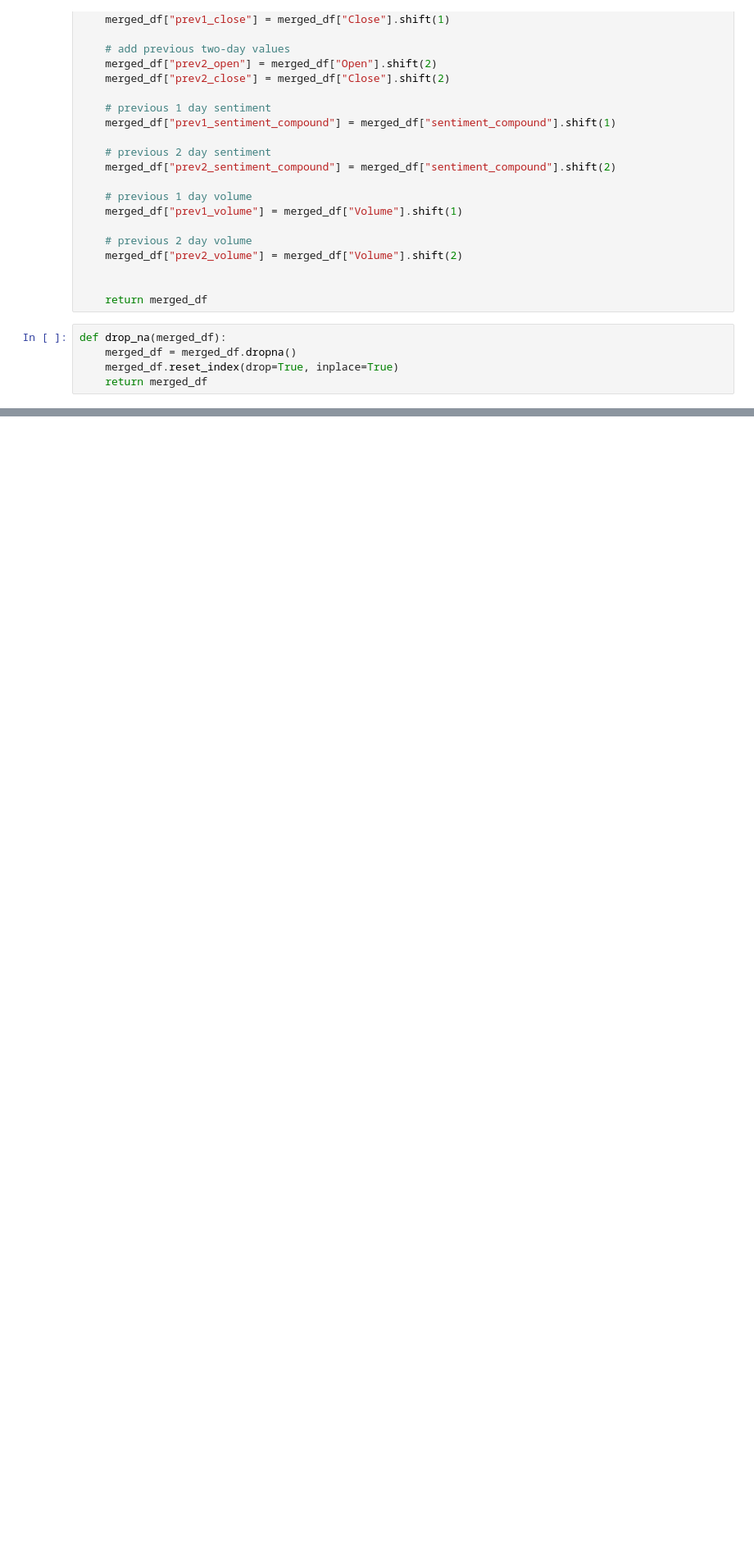
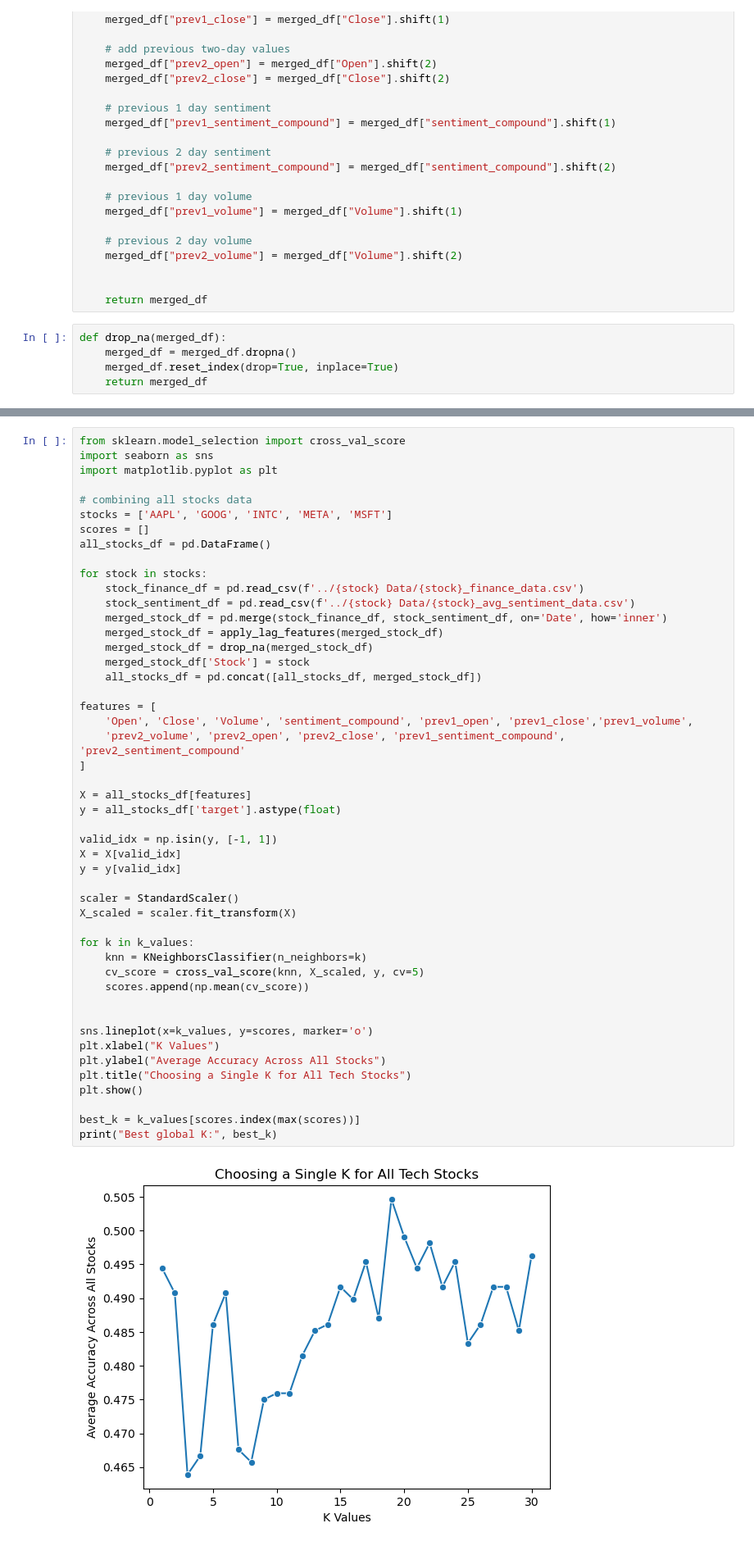
Before and after one commit to Joshua-mb/group14d-ai4all, a Jupyter notebook: ML_Models/k_nearest.ipynb, the cells around one changed output, grey strips where cells are left out. Shown at 82% size. Saved outputs shown, nothing was run; the diff lists cells and outputs as text; blank space fills up the shorter version.

Commit message:
Updated SVM + KNN model

```diff
--- a/ML_Models/k_nearest.ipynb
+++ b/ML_Models/k_nearest.ipynb
@@ -48,0 +97,50 @@ def drop_na(merged_df):
+# %%
+from sklearn.model_selection import cross_val_score
+import seaborn as sns
+import matplotlib.pyplot as plt
+
+# combining all stocks data
+stocks = ['AAPL', 'GOOG', 'INTC', 'META', 'MSFT']
+scores = []
+all_stocks_df = pd.DataFrame()
+
+for stock in stocks:
+    stock_finance_df = pd.read_csv(f'../{stock} Data/{stock}_finance_data.csv')
+    stock_sentiment_df = pd.read_csv(f'../{stock} Data/{stock}_avg_sentiment_data.csv')
+    merged_stock_df = pd.merge(stock_finance_df, stock_sentiment_df, on='Date', how='inner')
+    merged_stock_df = apply_lag_features(merged_stock_df)
+    merged_stock_df = drop_na(merged_stock_df)
+    merged_stock_df['Stock'] = stock
+    all_stocks_df = pd.concat([all_stocks_df, merged_stock_df])
+
+features = [
+    'Open', 'Close', 'Volume', 'sentiment_compound', 'prev1_open', 'prev1_close','prev1_volume',
+    'prev2_volume', 'prev2_open', 'prev2_close', 'prev1_sentiment_compound', 'prev2_sentiment_compound'
+]
+
+X = all_stocks_df[features]
+y = all_stocks_df['target'].astype(float)
+
+valid_idx = np.isin(y, [-1, 1])
+X = X[valid_idx]
+y = y[valid_idx]
+
+scaler = StandardScaler()
+X_scaled = scaler.fit_transform(X)
+
+for k in k_values:
+    knn = KNeighborsClassifier(n_neighbors=k)
+    cv_score = cross_val_score(knn, X_scaled, y, cv=5)
+    scores.append(np.mean(cv_score))
+
+
+sns.lineplot(x=k_values, y=scores, marker='o')
+plt.xlabel("K Values")
+plt.ylabel("Average Accuracy Across All Stocks")
+plt.title("Choosing a Single K for All Tech Stocks")
+plt.show()
+
+best_k = k_values[scores.index(max(scores))]
+print("Best global K:", best_k)
+# %% [output]
+[figure, added]
```
Also changed, not shown: parts of 11 cells of this notebook, 2 other files.
